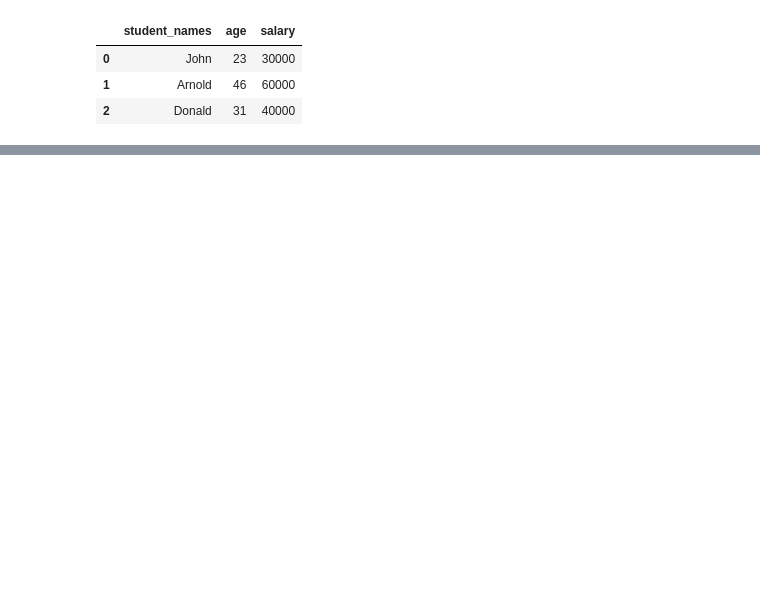
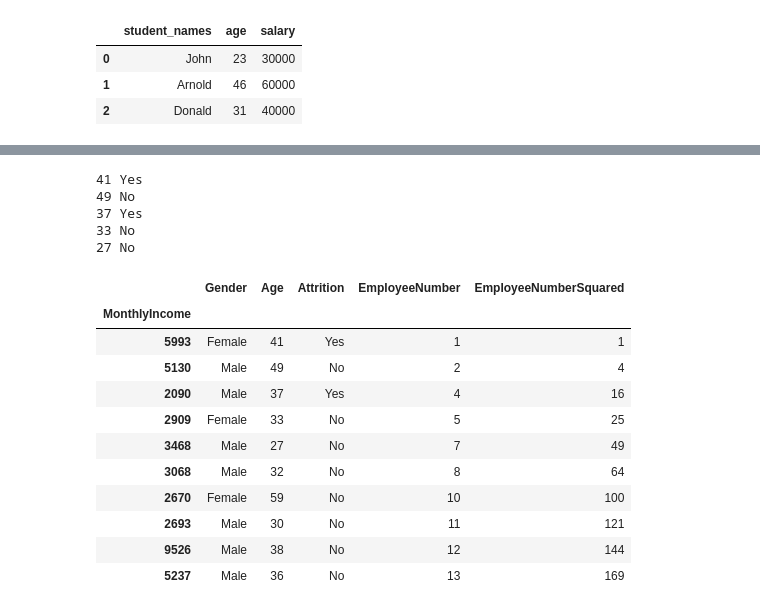
Before and after one commit to osin-vladimir/intro_to_data_science, a Jupyter notebook: Notebooks/intro_to_pandas.ipynb, the cells around one changed output, grey strips where cells are left out. Saved outputs shown, nothing was run; the diff lists cells and outputs as text; code cells hidden in the pictures; blank space fills up the shorter version.

```diff
--- a/Notebooks/intro_to_pandas.ipynb
+++ b/Notebooks/intro_to_pandas.ipynb
@@ -38,0 +87,7 @@ data_frame
+# %%
+# select few columns for analysis
+df_ibm_subset = df_ibm[['MonthlyIncome', 'Gender', 'Age', 'Attrition', 'EmployeeNumber']].copy()
+
+# let's make non-integer index based on employee number
+df_ibm_subset['MonthlyIncome'] = df_ibm_subset['MonthlyIncome'].astype('str')
+df_ibm_subset.set_index('MonthlyIncome', inplace=True)
@@ -38,0 +124,4 @@ data_frame
+# %%
+# filtering pandas Data Frame
+ind = df_ibm_subset['EmployeeNumber'] < 10
+df_ibm_subset[ind]
@@ -38,0 +153,29 @@ data_frame
+# %%
+# looping over Data Frame
+for ind, row in df_ibm_subset[:5].iterrows():
+    print(row['Age'], row['Attrition'])
+# %% [output]
+41 Yes
+49 No
+37 Yes
+33 No
+27 No
+# %%
+for ind, row in df_ibm_subset[:5].iterrows():
+    df_ibm_subset.loc[ind, 'EmployeeNumberSquared'] = row['EmployeeNumber']**2
+
+df_ibm_subset['EmployeeNumberSquared'] = df_ibm_subset['EmployeeNumber'].apply(lambda x: x**2)
+df_ibm_subset[:10]
+# %% [output]
+|  | Gender | Age | Attrition | EmployeeNumber | EmployeeNumberSquared |
+| MonthlyIncome |  |  |  |  |  |
+| 5993 | Female | 41 | Yes | 1 | 1 |
+| 5130 | Male | 49 | No | 2 | 4 |
+| 2090 | Male | 37 | Yes | 4 | 16 |
+| 2909 | Female | 33 | No | 5 | 25 |
+| 3468 | Male | 27 | No | 7 | 49 |
+| 3068 | Male | 32 | No | 8 | 64 |
+| 2670 | Female | 59 | No | 10 | 100 |
+| 2693 | Male | 30 | No | 11 | 121 |
+| 9526 | Male | 38 | No | 12 | 144 |
+| 5237 | Male | 36 | No | 13 | 169 |
```
Also changed, not shown: parts of 19 cells of this notebook, 3 other files.
